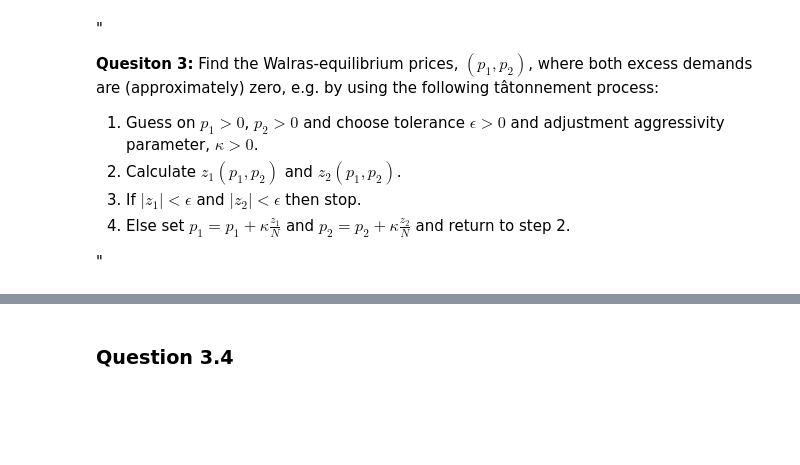
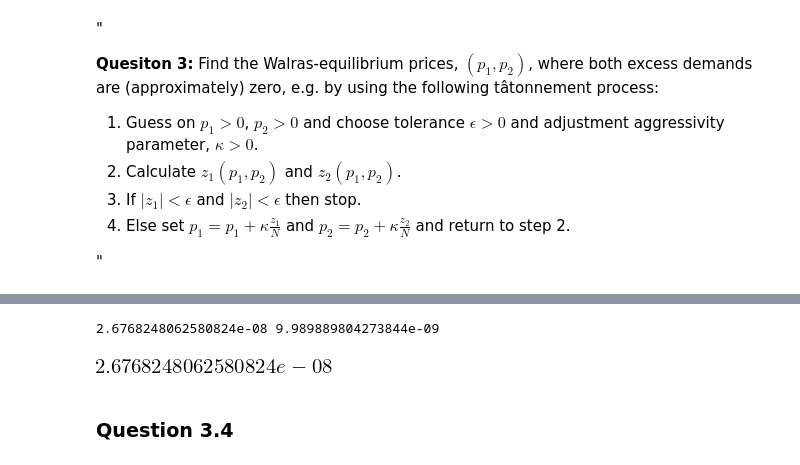
Before and after one commit to NumEconCopenhagen/projects-2019-nx31, a Jupyter notebook: examproject/examproject-T.ipynb, the cells around one changed output, grey strips where cells are left out. Cells and saved outputs as stored; diff of their text form; code cells hidden in the pictures; blank space fills up the shorter version.

```diff
--- a/examproject/examproject-T.ipynb
+++ b/examproject/examproject-T.ipynb
@@ -906,9 +879,3 @@ p1,p2 = find_equilibrium(betas,p1,p2,p3,e1,e2,e3,kappa=kappa,eps=eps)
-# %%
-Z1 = excess_demand_good_1_func(betas,p1,p2,p3,e1,e2,e3)
-Z2 = excess_demand_good_2_func(betas,p1,p2,p3,e1,e2,e3)
-print(Z1,Z2)
-assert(np.abs(Z1) < 1e-5)
-assert(np.abs(Z2) < 1e-5)
 # %% [markdown]
 ### Question 3.3
 # %% [markdown]
@@ -925,3 +949,13 @@ assert(np.abs(Z2) < 1e-5)
+# %%
+Z1 = excess_demand_good_1_func(betas,p1,p2,e1,e2,e3)
+Z2 = excess_demand_good_2_func(betas,p1,p2,e1,e2,e3)
+print(Z1,Z2)
+assert(np.abs(Z1) < 1e-5)
+assert(np.abs(Z2) < 1e-5)
+Z1
+# %% [output]
+2.6768248062580824e-08 9.989889804273844e-09
+[figure, added]
 # %% [markdown]
 ### Question 3.4
 # %% [markdown]
```
Also changed, not shown: parts of 4 cells of this notebook.
